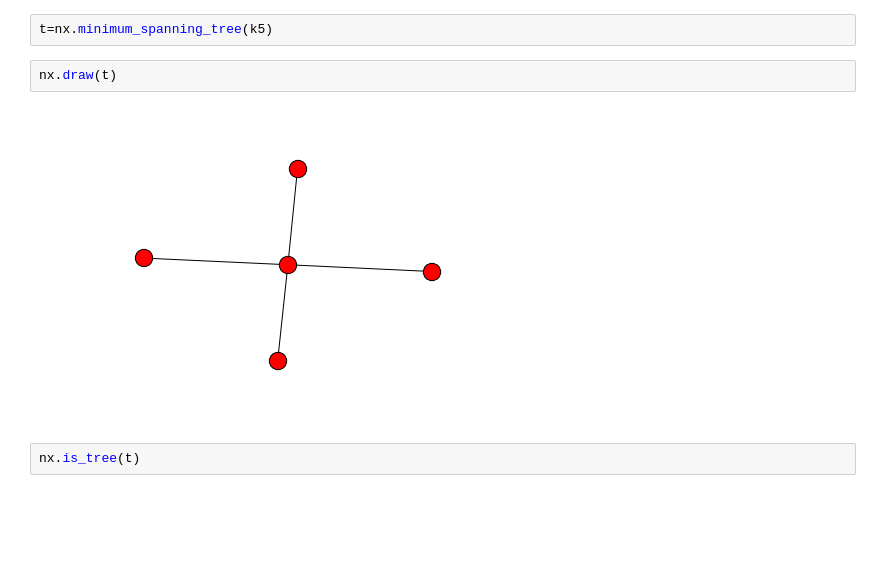
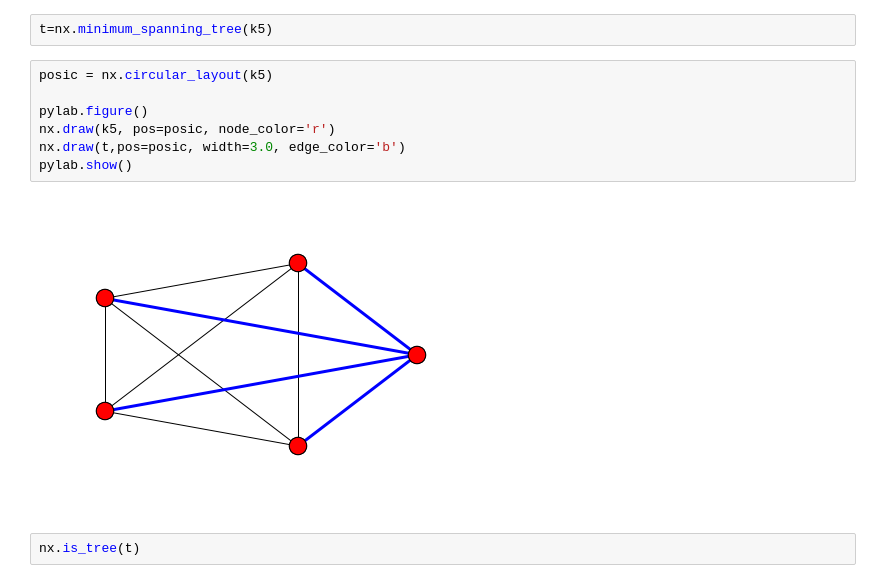
Before and after one commit to pedritomelenas/Algebra-II, a Jupyter notebook: Grafos/Grafos con iphyton.ipynb, the cells around one changed output. Cells and saved outputs as stored; diff of their text form; blank space fills up the shorter version.

```diff
--- a/Grafos/Grafos con iphyton.ipynb
+++ b/Grafos/Grafos con iphyton.ipynb
@@ -385,10 +385,15 @@ x*(x - 4)*(x - 3)*(x - 2)*(x - 1)
 k5=nx.complete_graph(5)
 # %%
 t=nx.minimum_spanning_tree(k5)
-# %%
-nx.draw(t)
-# %% [output]
-[figure, removed]
+# %%
+posic = nx.circular_layout(k5)
+
+pylab.figure()
+nx.draw(k5, pos=posic, node_color='r')
+nx.draw(t,pos=posic, width=3.0, edge_color='b')
+pylab.show()
+# %% [output]
+[figure, added]
 # %%
 nx.is_tree(t)
 # %% [output]
```
Also changed, not shown: parts of 2 cells of this notebook.
